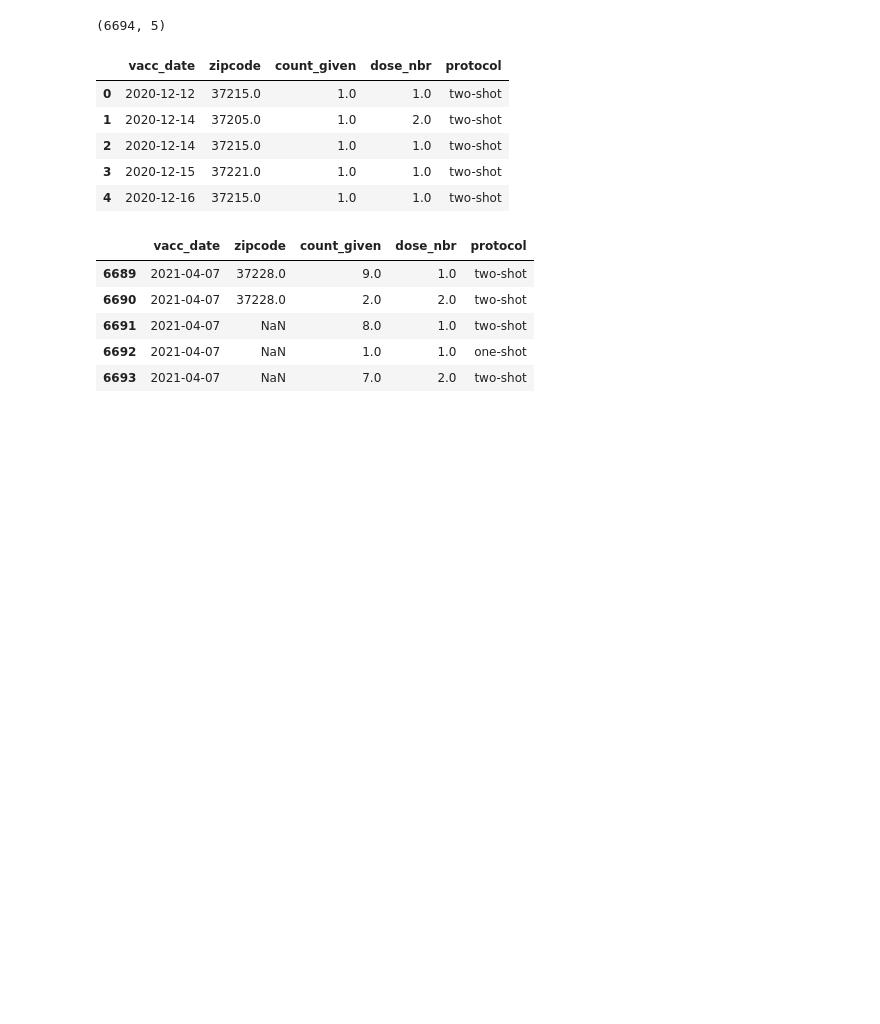
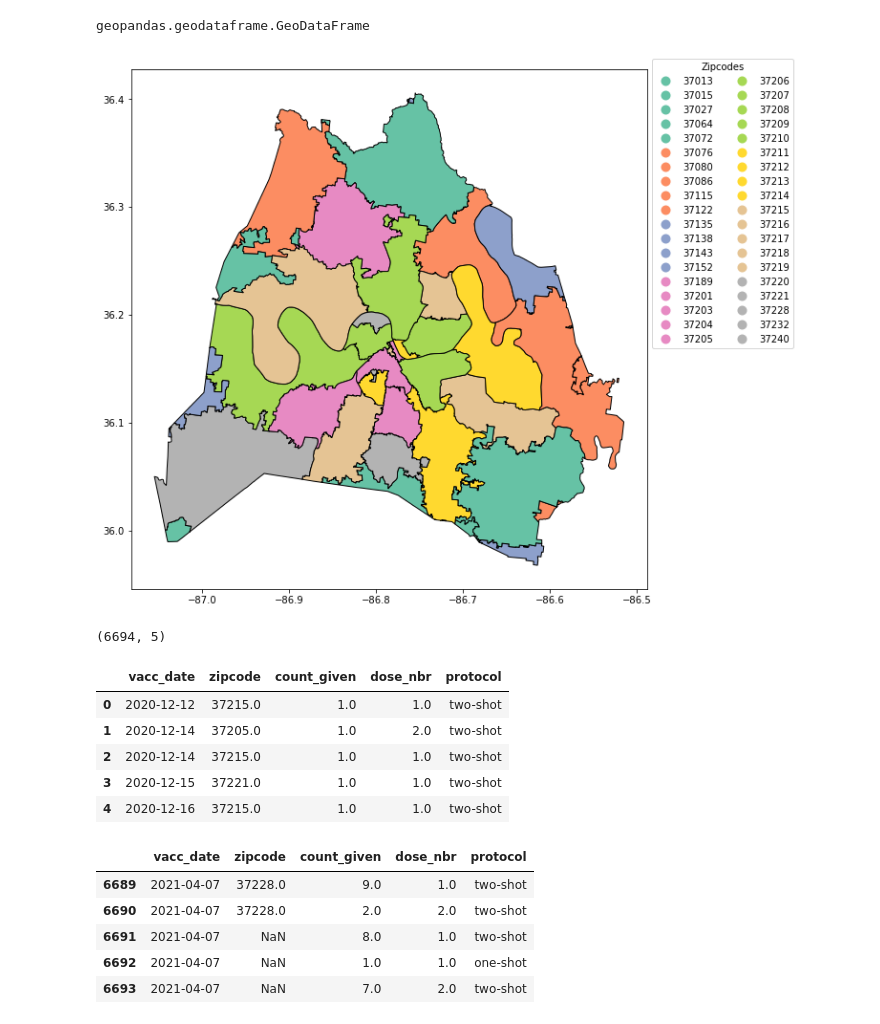
Before and after one commit to Engu12/nash-covid-cases-vaccines-honky_tonkin, a Jupyter notebook: Covid.ipynb, the cells around one changed output. Saved outputs shown, nothing was run; the diff lists cells and outputs as text; code cells hidden in the pictures; blank space fills up the shorter version.

```diff
--- a/Covid.ipynb
+++ b/Covid.ipynb
@@ -8,0 +14,4 @@ from folium.plugins import FastMarkerCluster
+# %%
+zipcodes = gpd.read_file('data/zipcodes.geojson')
+print(zipcodes.crs)
+zipcodes.head( )
@@ -9,3 +26,18 @@ from folium.plugins import FastMarkerCluster
+# %%
+type(zipcodes)
+# %% [output]
+geopandas.geodataframe.GeoDataFrame
+# %%
+leg_kwds = {'title': 'Zipcodes', 'loc': 'upper left',
+            'bbox_to_anchor': (1, 1.03), 'ncol': 2}
+
+zipcodes.plot(column = 'zip', figsize=(10, 10),
+              edgecolor = 'black',
+              legend = True, legend_kwds = leg_kwds,
+              cmap = 'Set2')
+plt.show()
+# %% [output]
+[figure, added]
 # %%
 V_protocol = pd.read_csv('data/vaccine_with_protocol.csv')
 print(V_protocol.shape)
```
Also changed, not shown: parts of 26 cells of this notebook.
